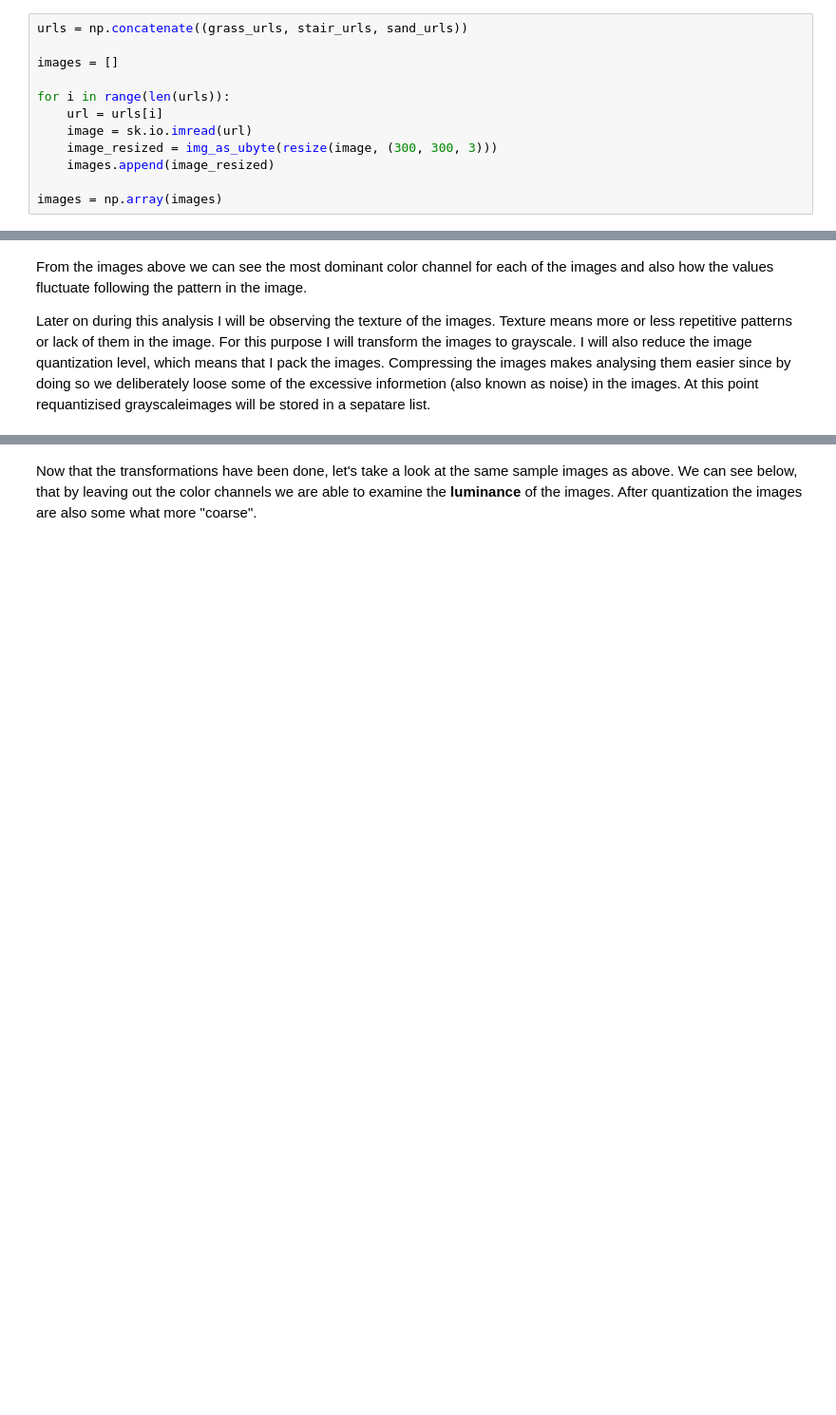
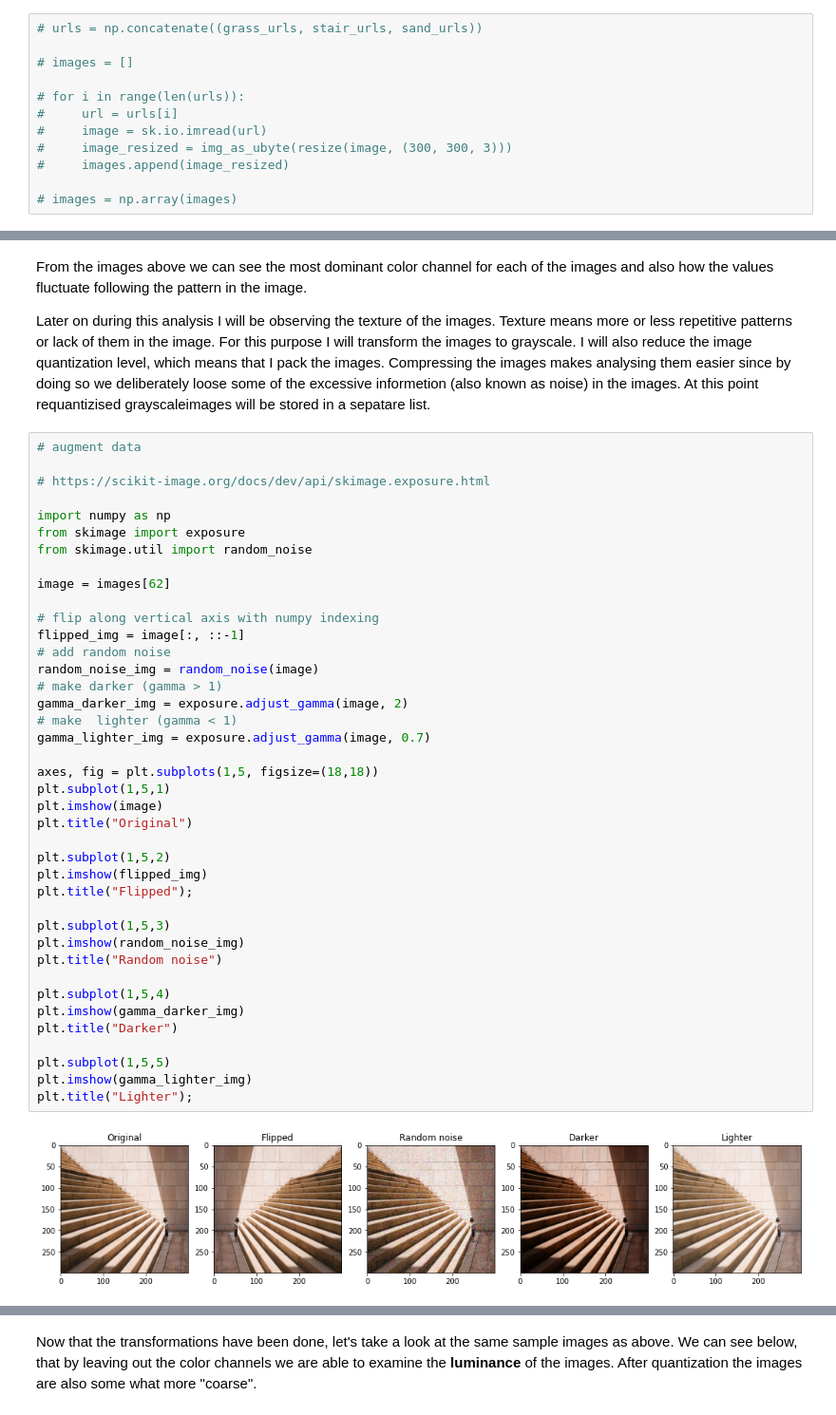
Before and after one commit to HannaKi/Image_classification_with_machine_learning_models, a Jupyter notebook: Image_classification.ipynb, the cells around one changed output, grey strips where cells are left out. Shown at 95% size. Drawn from its saved outputs; the diff is of its cells as text; blank space fills up the shorter version.

```diff
--- a/Image_classification.ipynb
+++ b/Image_classification.ipynb
@@ -135,12 +120,12 @@ As we can see, the sizes of the pictures vary. Since we are not interested in th
 # %%
-urls = np.concatenate((grass_urls, stair_urls, sand_urls))
+# urls = np.concatenate((grass_urls, stair_urls, sand_urls))
 
-images = []
+# images = []
 
-for i in range(len(urls)):
-    url = urls[i]
-    image = sk.io.imread(url)
-    image_resized = img_as_ubyte(resize(image, (300, 300, 3)))
-    images.append(image_resized)
+# for i in range(len(urls)):
+#     url = urls[i]
+#     image = sk.io.imread(url)
+#     image_resized = img_as_ubyte(resize(image, (300, 300, 3)))
+#     images.append(image_resized)
 
-images = np.array(images)
+# images = np.array(images)
@@ -185,4 +213,46 @@ for i in indices:
 From the images above we can see the most dominant color channel for each of the images and also how the values fluctuate following the pattern in the image.
 
 Later on during this analysis I will be observing the texture of the images. Texture means more or less repetitive patterns or lack of them in the image. For this purpose I will transform the images to grayscale. I will also reduce the image quantization level, which means that I pack the images. Compressing the images makes analysing them easier since by doing so we deliberately loose some of the excessive informetion (also known as noise) in the images. At this point requantizised grayscaleimages will be stored in a sepatare list.
+# %%
+# augment data
+
+# https://scikit-image.org/docs/dev/api/skimage.exposure.html
+
+import numpy as np
+from skimage import exposure
+from skimage.util import random_noise
+
+image = images[62]
+
+# flip along vertical axis with numpy indexing
+flipped_img = image[:, ::-1]
+# add random noise
+random_noise_img = random_noise(image)
+# make darker (gamma > 1)
+gamma_darker_img = exposure.adjust_gamma(image, 2)
+# make  lighter (gamma < 1)
+gamma_lighter_img = exposure.adjust_gamma(image, 0.7)
+
+axes, fig = plt.subplots(1,5, figsize=(18,18))
+plt.subplot(1,5,1)
+plt.imshow(image)
+plt.title("Original")
+
+plt.subplot(1,5,2)
+plt.imshow(flipped_img)
+plt.title("Flipped");
+
+plt.subplot(1,5,3)
+plt.imshow(random_noise_img)
+plt.title("Random noise")
+
+plt.subplot(1,5,4)
+plt.imshow(gamma_darker_img)
+plt.title("Darker")
+
+plt.subplot(1,5,5)
+plt.imshow(gamma_lighter_img)
+plt.title("Lighter");
+# %% [output]
+[figure, added]
 # %%
```
Also changed, not shown: parts of 15 cells of this notebook.
